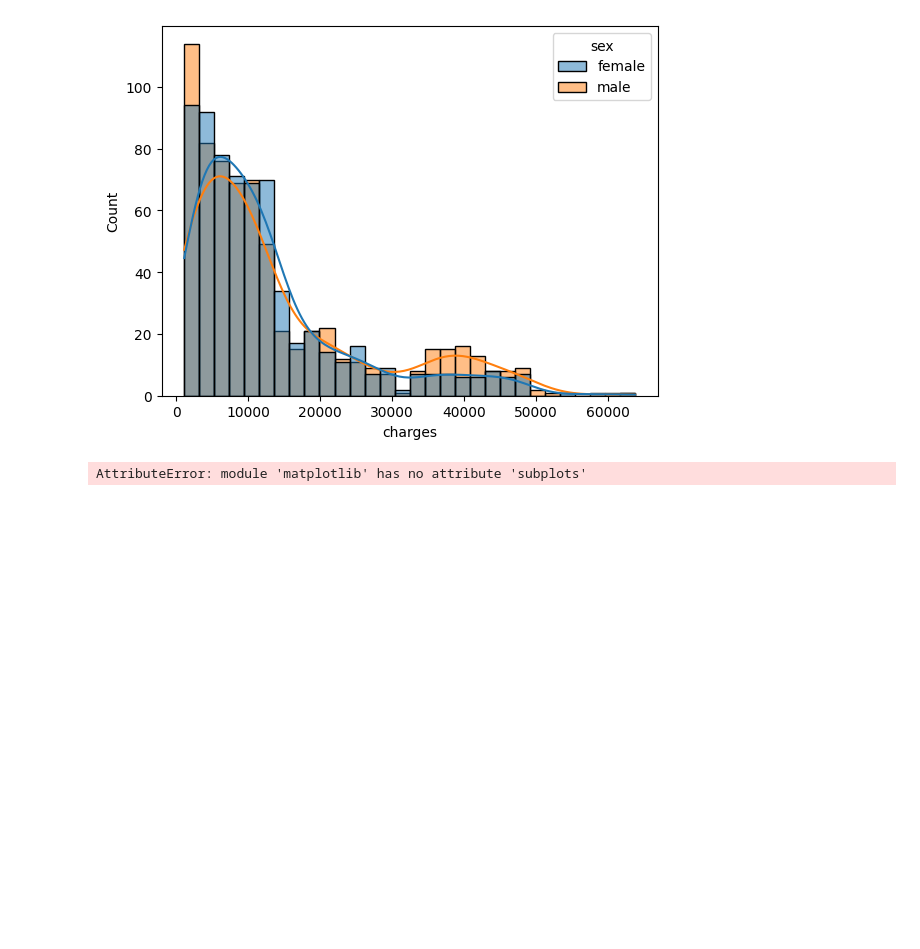
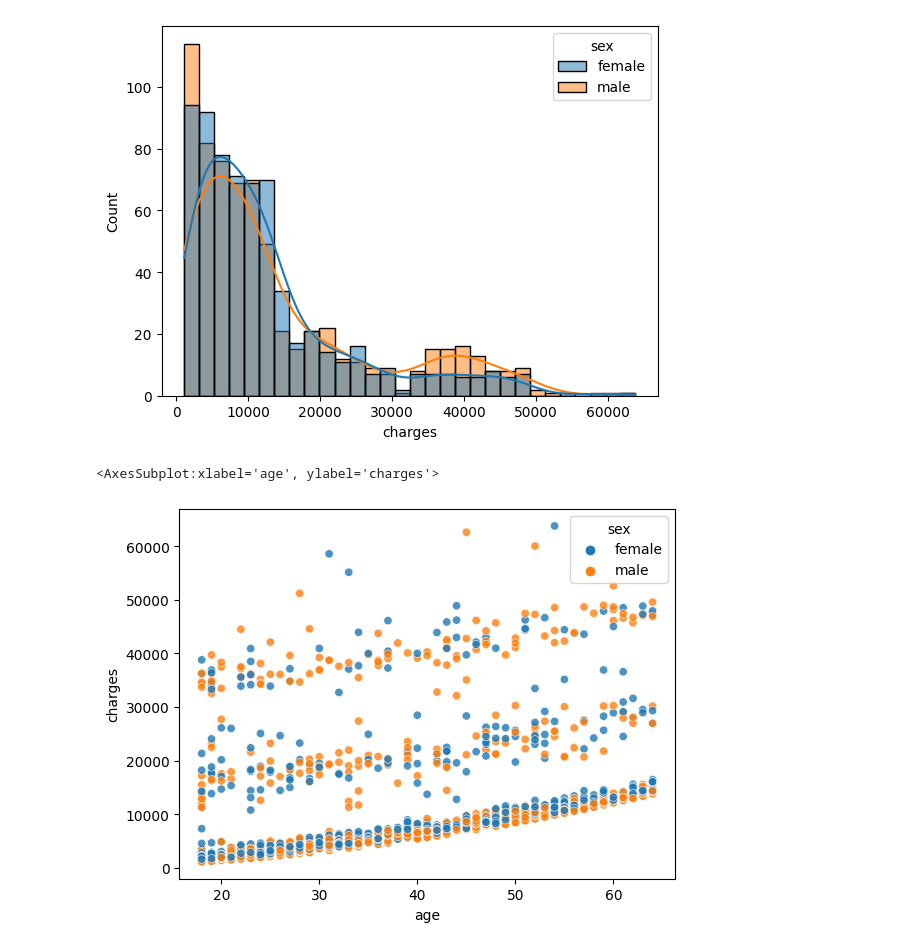
Before and after one commit to zoltarzol/brief_assur_aimant, a Jupyter notebook: Emad/analyse/analyse_Emad.ipynb, the cells around one changed output. Drawn from its saved outputs; the diff is of its cells as text; code cells hidden in the pictures; blank space fills up the shorter version.

Commit message:
more graphics

```diff
--- a/Emad/analyse/analyse_Emad.ipynb
+++ b/Emad/analyse/analyse_Emad.ipynb
@@ -142,14 +142,18 @@ sns.histplot(x = 'charges', data = data, hue = 'sex', kde = True)
 <AxesSubplot:xlabel='charges', ylabel='Count'>
 [figure]
 # %%
-fig, ax = plt.subplots(1,2,figsize=(10,7))
-plt.sca(ax[0])
-sns.histplot(x= 'charges', data = data[data['smoker']=='No'],
-                         bins = 25, color = 'red')
-plt.title("Smoker = No")
+# fig, ax = plt.subplots(1,2,figsize=(10,7))
+# plt.sca(ax[0])
+# sns.histplot(x= 'charges', data = data[data['smoker']=='No'],
+#                          bins = 25, color = 'red')
+# plt.title("Smoker = No")
 
-plt.sca(ax[1])
-sns.histplot(x= 'charges', data = data[data['smoker']=='Yes'], bins = 25)
-plt.title("Smoker = Yes")
+# plt.sca(ax[1])
+# sns.histplot(x= 'charges', data = data[data['smoker']=='Yes'], bins = 25)
+# plt.title("Smoker = Yes")
-# %% [output]
-AttributeError: module 'matplotlib' has no attribute 'subplots'
+# %%
+sns.scatterplot(x='age', y='charges', data = data,
+                            alpha= 0.8, color = 'blue', hue = 'sex')
+# %% [output]
+<AxesSubplot:xlabel='age', ylabel='charges'>
+[figure, added]
```
Also changed, not shown: parts of 2 cells of this notebook.
